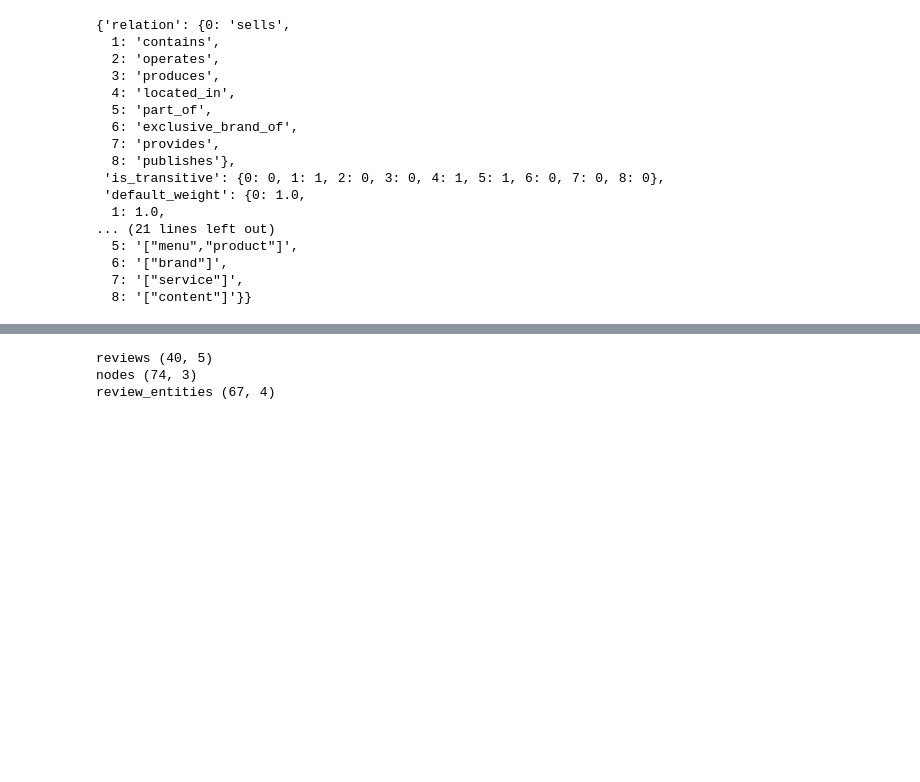
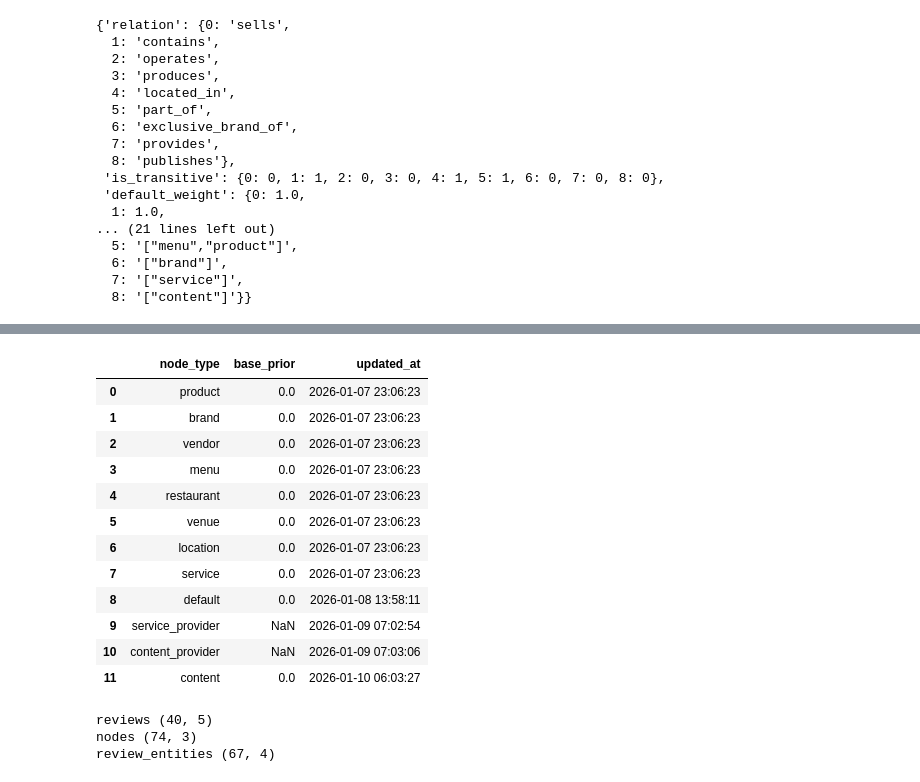
Before and after one commit to lbk209/entity-driven, a Jupyter notebook: analysis/review_analysis.ipynb, the cells around one changed output, grey strips where cells are left out. Drawn from its saved outputs; the diff is of its cells as text; code cells hidden in the pictures; blank space fills up the shorter version.

```diff
--- a/analysis/review_analysis.ipynb
+++ b/analysis/review_analysis.ipynb
@@ -74,3 +109,26 @@ _ = [print(r.to_list()) for i, r in df.iterrows()]
+# %%
+df = pd.read_sql(
+    """
+    SELECT *
+    FROM node_type_prior
+    """,
+    conn
+)
+df
+# %% [output]
+|  | node_type | base_prior | updated_at |
+| 0 | product | 0.0 | 2026-01-07 23:06:23 |
+| 1 | brand | 0.0 | 2026-01-07 23:06:23 |
+| 2 | vendor | 0.0 | 2026-01-07 23:06:23 |
+| 3 | menu | 0.0 | 2026-01-07 23:06:23 |
+| 4 | restaurant | 0.0 | 2026-01-07 23:06:23 |
+| 5 | venue | 0.0 | 2026-01-07 23:06:23 |
+| 6 | location | 0.0 | 2026-01-07 23:06:23 |
+| 7 | service | 0.0 | 2026-01-07 23:06:23 |
+| 8 | default | 0.0 | 2026-01-08 13:58:11 |
+| 9 | service_provider | NaN | 2026-01-09 07:02:54 |
+| 10 | content_provider | NaN | 2026-01-09 07:03:06 |
+| 11 | content | 0.0 | 2026-01-10 06:03:27 |
 # %%
 reviews = pd.read_sql('SELECT id, content, created_at, updated_at, user_id FROM review', conn)
 nodes = pd.read_sql('SELECT id, name, type FROM nodes', conn)
```
Also changed, not shown: parts of 4 cells of this notebook, 5 other files.
